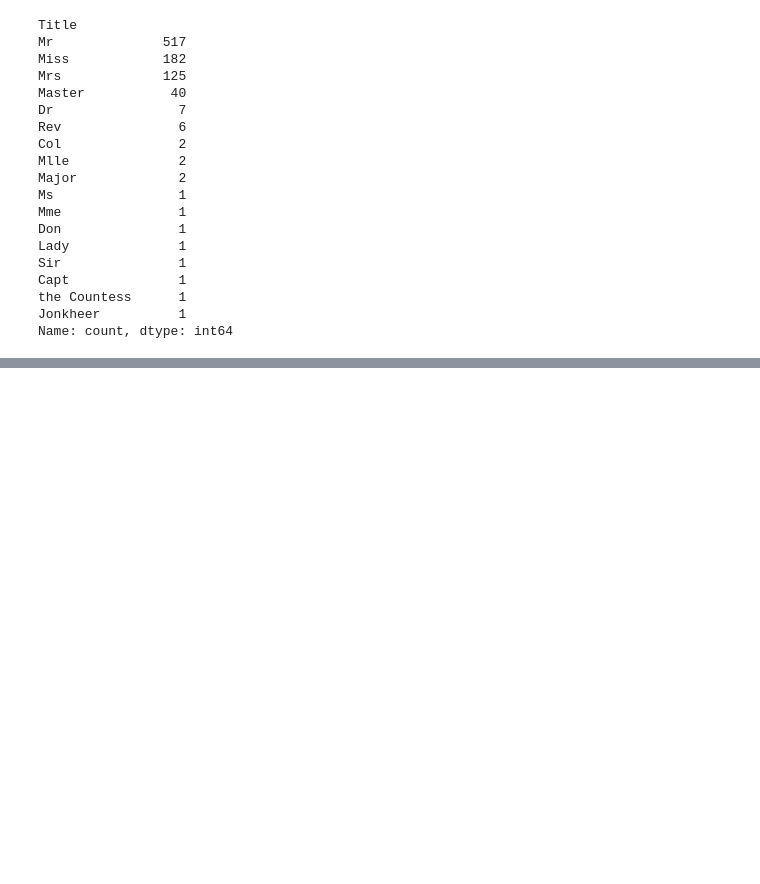
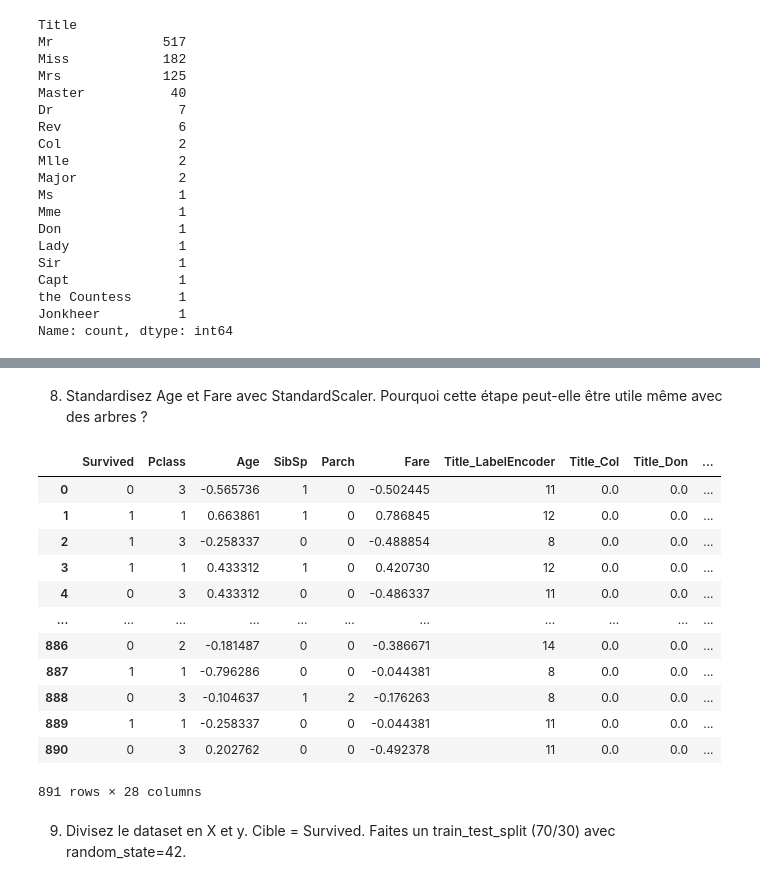
Before and after one commit to maheryfit/ML_ITU_1, a Jupyter notebook: TP_2/DecisionTreeAndRandomForest.ipynb, the cells around one changed output, grey strips where cells are left out. Drawn from its saved outputs; the diff is of its cells as text; code cells hidden in the pictures; blank space fills up the shorter version.

```diff
--- a/TP_2/DecisionTreeAndRandomForest.ipynb
+++ b/TP_2/DecisionTreeAndRandomForest.ipynb
@@ -178,0 +224,26 @@ Name: count, dtype: int64
+# %% [markdown]
+8. Standardisez Age et Fare avec StandardScaler. Pourquoi cette étape peut-elle être utile même avec des arbres ?
+# %%
+from sklearn.preprocessing import StandardScaler
+standard_scaler = StandardScaler()
+# Age
+df_encoded['Age'] = standard_scaler.fit_transform(df_encoded['Age'].to_frame())
+# Fare
+df_encoded['Fare'] = standard_scaler.fit_transform(df_encoded['Fare'].to_frame())
+df_encoded
+# %% [output]
+|  | Survived | Pclass | Age | SibSp | Parch | Fare | Title_LabelEncoder | Title_Col | Title_Don | ... |
+| 0 | 0 | 3 | -0.565736 | 1 | 0 | -0.502445 | 11 | 0.0 | 0.0 | ... |
+| 1 | 1 | 1 | 0.663861 | 1 | 0 | 0.786845 | 12 | 0.0 | 0.0 | ... |
+| 2 | 1 | 3 | -0.258337 | 0 | 0 | -0.488854 | 8 | 0.0 | 0.0 | ... |
+| 3 | 1 | 1 | 0.433312 | 1 | 0 | 0.420730 | 12 | 0.0 | 0.0 | ... |
+| 4 | 0 | 3 | 0.433312 | 0 | 0 | -0.486337 | 11 | 0.0 | 0.0 | ... |
+| ... | ... | ... | ... | ... | ... | ... | ... | ... | ... | ... |
+| 886 | 0 | 2 | -0.181487 | 0 | 0 | -0.386671 | 14 | 0.0 | 0.0 | ... |
+| 887 | 1 | 1 | -0.796286 | 0 | 0 | -0.044381 | 8 | 0.0 | 0.0 | ... |
+| 888 | 0 | 3 | -0.104637 | 1 | 2 | -0.176263 | 8 | 0.0 | 0.0 | ... |
+| 889 | 1 | 1 | -0.258337 | 0 | 0 | -0.044381 | 11 | 0.0 | 0.0 | ... |
+| 890 | 0 | 3 | 0.202762 | 0 | 0 | -0.492378 | 11 | 0.0 | 0.0 | ... |
+891 rows × 28 columns
+# %% [markdown]
+9. Divisez le dataset en X et y. Cible = Survived. Faites un train_test_split (70/30) avec random_state=42.
```
Also changed, not shown: parts of 9 cells of this notebook, 1 other file.
